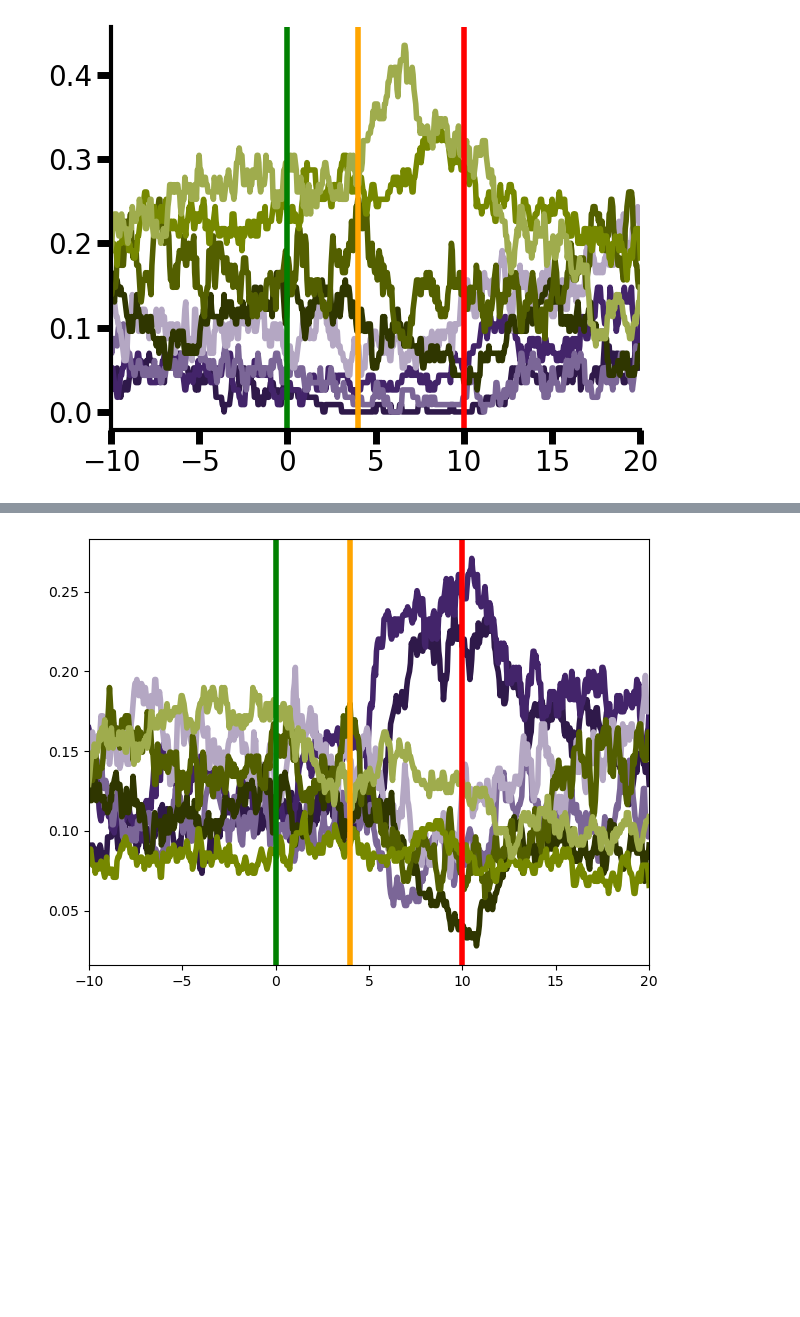
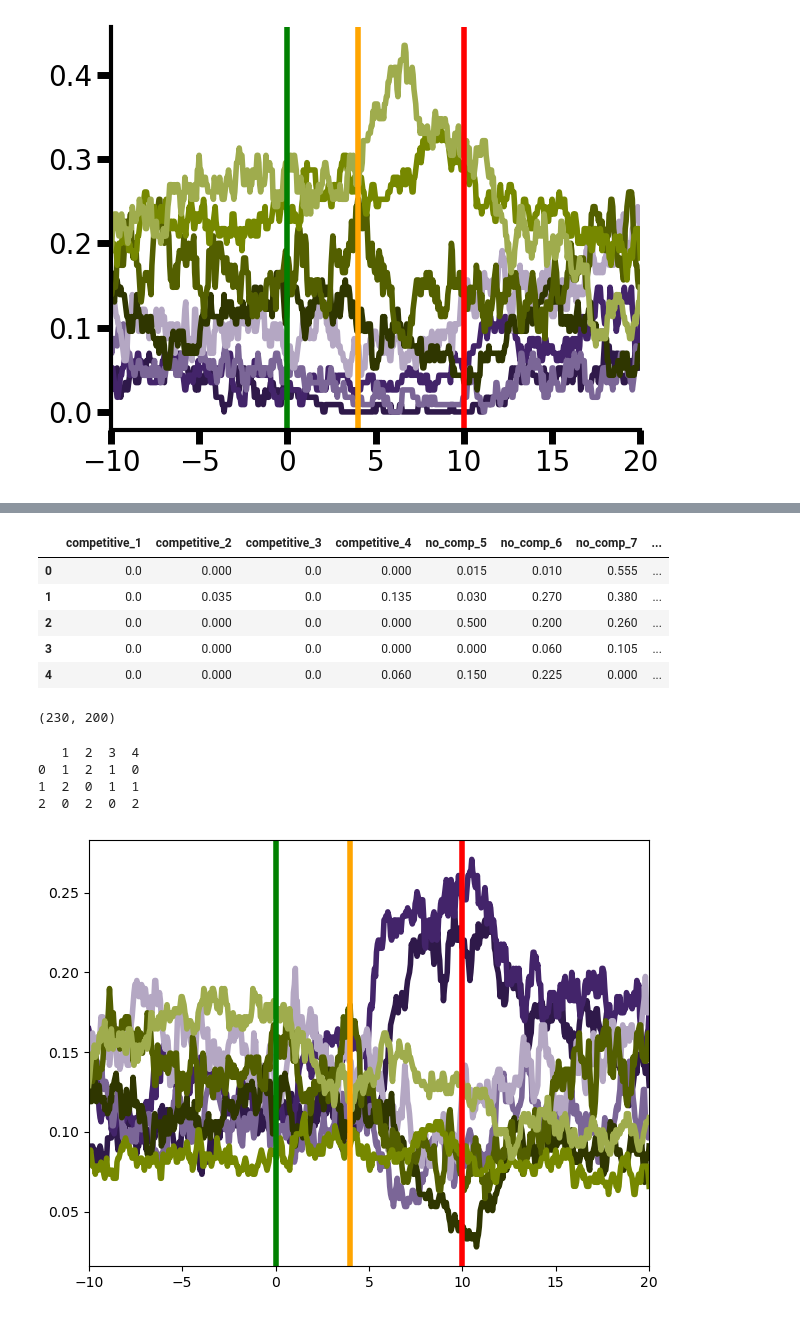
Before and after one commit to padillacoreanolab/reward_comp_ext, a Jupyter notebook: results/2024_09_02_behavioral_reward_comp/01_competitive_trials_analysis.ipynb, the cells around one changed output, grey strips where cells are left out. Saved outputs shown, nothing was run; the diff lists cells and outputs as text; code cells hidden in the pictures; blank space fills up the shorter version.

Commit message:
nb: getting the proportions of comp

```diff
--- a/results/2024_09_02_behavioral_reward_comp/01_competitive_trials_analysis.ipynb
+++ b/results/2024_09_02_behavioral_reward_comp/01_competitive_trials_analysis.ipynb
@@ -1244,0 +1247,4 @@ non_comp
+# %%
+# Function to count occurrences of unique items in each row
+def count_unique(row, unique_items):
+    return [np.sum(row == item) for item in unique_items]
@@ -1245,3 +1343,40 @@ non_comp
+# %%
+proportions_df.head()
+# %% [output]
+|  | competitive_1 | competitive_2 | competitive_3 | competitive_4 | no_comp_5 | no_comp_6 | no_comp_7 | ... |
+| 0 | 0.0 | 0.000 | 0.0 | 0.000 | 0.015 | 0.010 | 0.555 | ... |
+| 1 | 0.0 | 0.035 | 0.0 | 0.135 | 0.030 | 0.270 | 0.380 | ... |
+| 2 | 0.0 | 0.000 | 0.0 | 0.000 | 0.500 | 0.200 | 0.260 | ... |
+| 3 | 0.0 | 0.000 | 0.0 | 0.000 | 0.000 | 0.060 | 0.105 | ... |
+| 4 | 0.0 | 0.000 | 0.0 | 0.060 | 0.150 | 0.225 | 0.000 | ... |
+# %%
+trial_group_arr.shape
+# %% [output]
+(230, 200)
+# %%
+# Example 2D NumPy array
+arr = np.array([[1, 2, 2, 3],
+                [3, 1, 1, 4],
+                [2, 2, 4, 4]])
+
+# Get unique items from the entire array
+unique_items = np.unique(arr)
+
+# Function to count occurrences of unique items in each row
+def count_unique(row, unique_items):
+    return [np.sum(row == item) for item in unique_items]
+
+
+# Create a DataFrame where each row has counts of unique items
+df = pd.DataFrame([count_unique(row, unique_items) for row in arr], columns=unique_items)
+
+# Display the resulting DataFrame
+print(df)
+# %% [output]
+   1  2  3  4
+0  1  2  1  0
+1  2  0  1  1
+2  0  2  0  2
 # %%
 import pandas as pd
 import matplotlib.pyplot as plt
```
Also changed, not shown: parts of 4 cells of this notebook.
